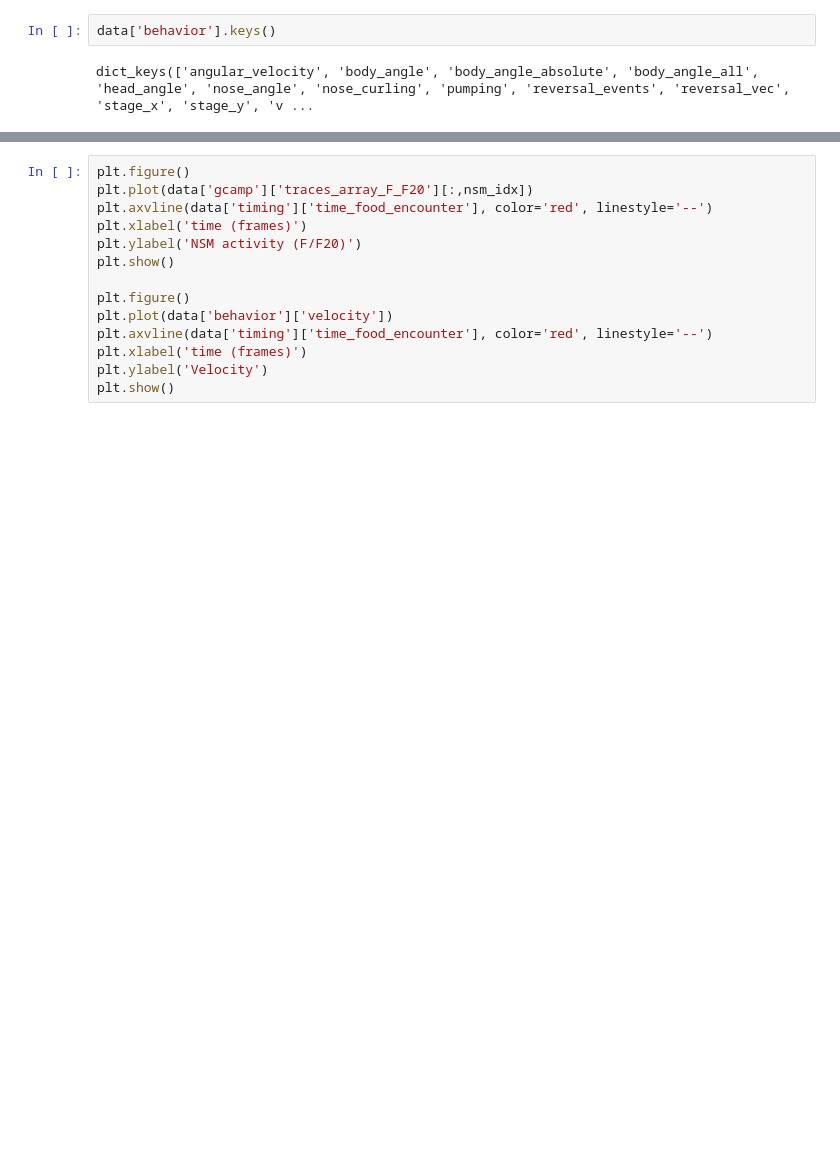
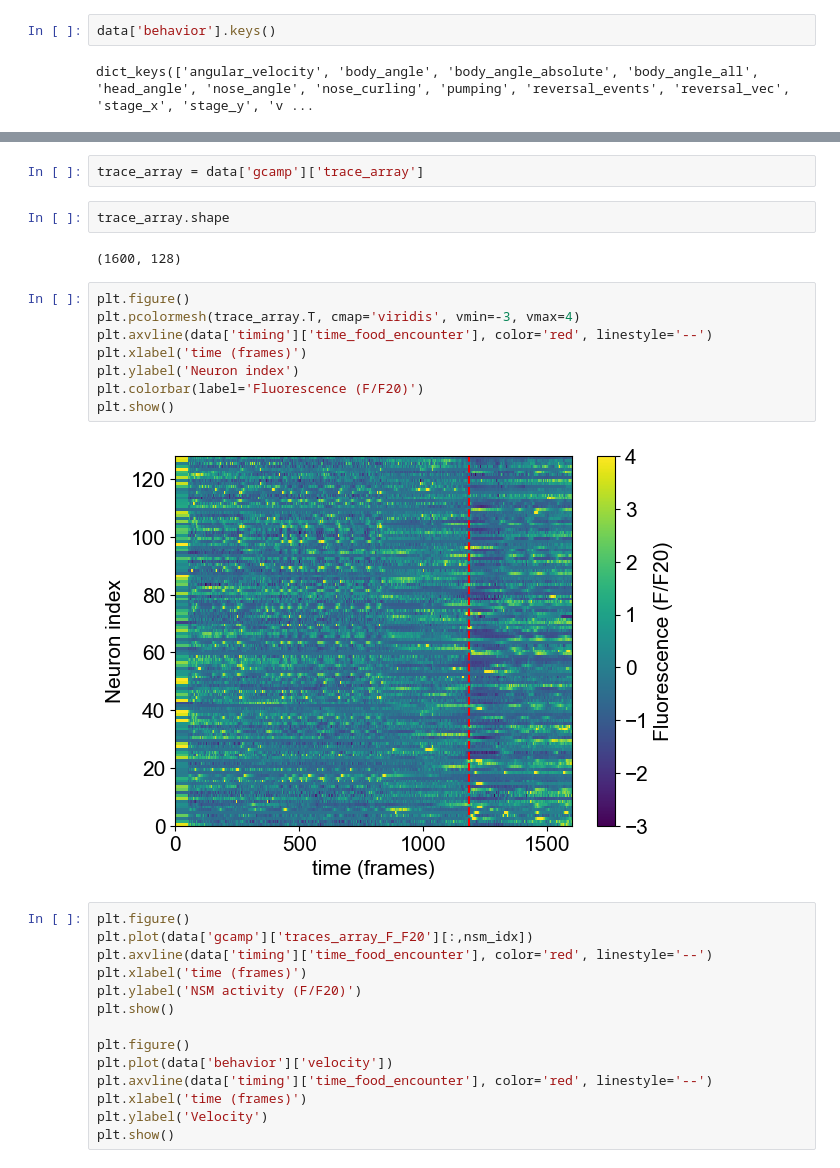
Before and after one commit to MunibH/Dag_Nwabudike_Kang_2025, a Jupyter notebook: main.ipynb, the cells around one changed output, grey strips where cells are left out. Cells and saved outputs as stored; diff of their text form; blank space fills up the shorter version.

```diff
--- a/main.ipynb
+++ b/main.ipynb
@@ -48,3 +47,19 @@ data['gcamp']['trace_array'].shape
+# %%
+trace_array = data['gcamp']['trace_array']
+# %%
+trace_array.shape
+# %% [output]
+(1600, 128)
+# %%
+plt.figure()
+plt.pcolormesh(trace_array.T, cmap='viridis', vmin=-3, vmax=4)
+plt.axvline(data['timing']['time_food_encounter'], color='red', linestyle='--')
+plt.xlabel('time (frames)')
+plt.ylabel('Neuron index')
+plt.colorbar(label='Fluorescence (F/F20)')
+plt.show()
+# %% [output]
+[figure, added]
 # %%
 plt.figure()
 plt.plot(data['gcamp']['traces_array_F_F20'][:,nsm_idx])
```
Also changed, not shown: parts of 8 cells of this notebook.
